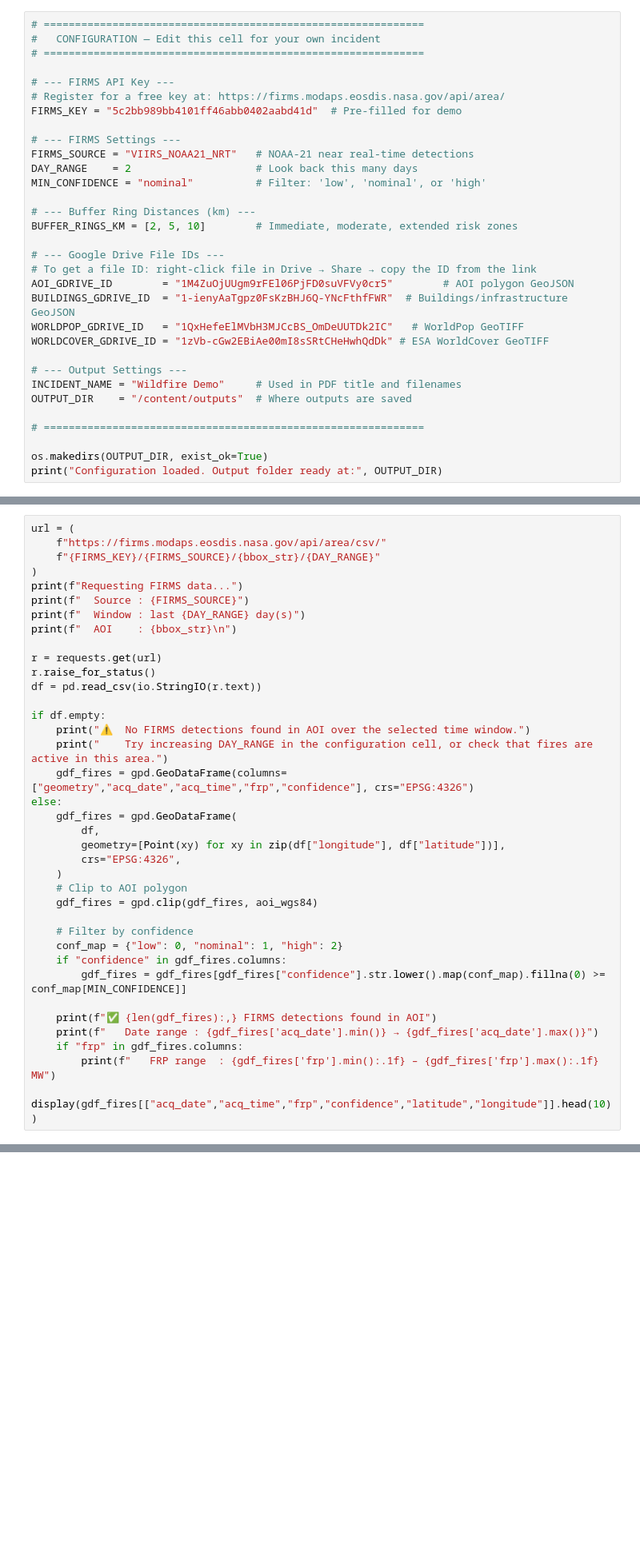
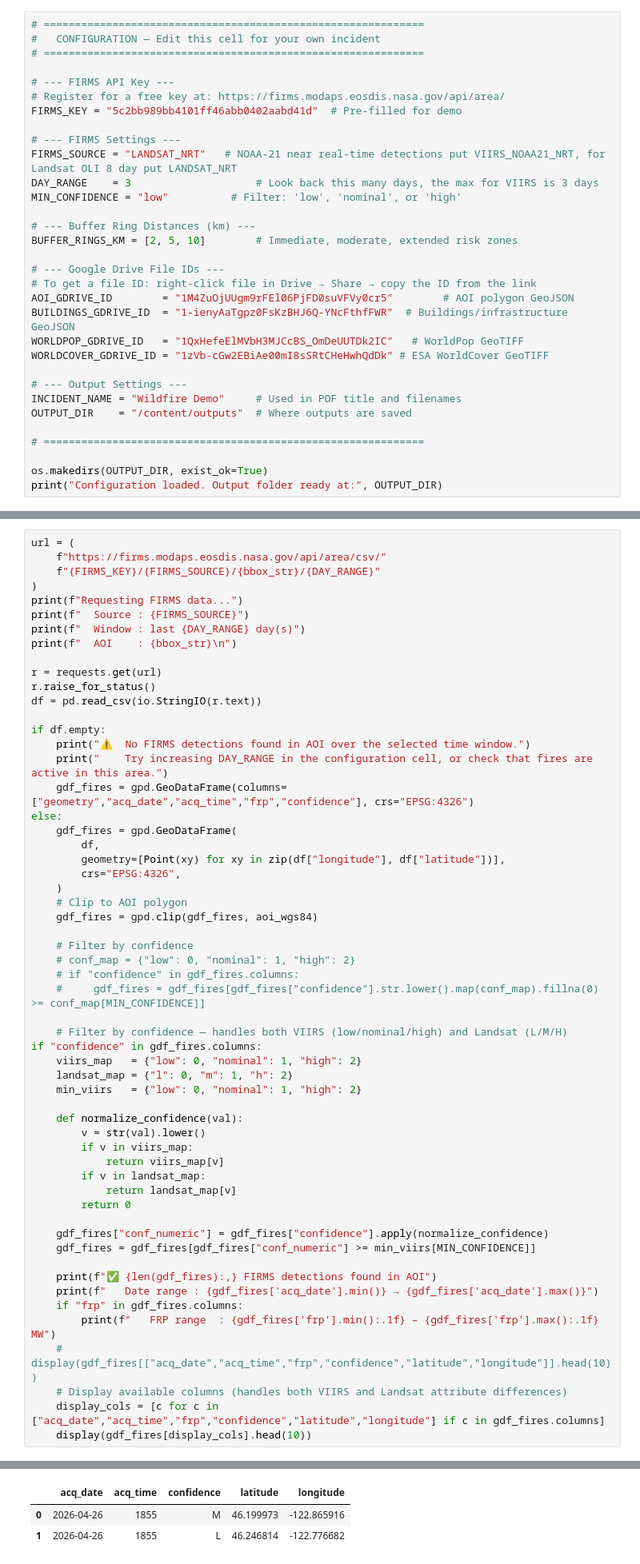
Before and after one commit to seamusgeraty/wildfire-early-warning, a Jupyter notebook: Wildfire_Early_Warning_Module.ipynb, the cells around one changed output, grey strips where cells are left out. Shown at 80% size. Cells and saved outputs as stored; diff of their text form; blank space fills up the shorter version.

```diff
--- a/Wildfire_Early_Warning_Module.ipynb
+++ b/Wildfire_Early_Warning_Module.ipynb
@@ -118,9 +122,9 @@ For this demo, we have pre-prepared three files clipped to the AOI and stored in
 FIRMS_KEY = "5c2bb989bb4101ff46abb0402aabd41d"  # Pre-filled for demo
 
 # --- FIRMS Settings ---
-FIRMS_SOURCE = "VIIRS_NOAA21_NRT"   # NOAA-21 near real-time detections
-DAY_RANGE    = 2                    # Look back this many days
-MIN_CONFIDENCE = "nominal"          # Filter: 'low', 'nominal', or 'high'
+FIRMS_SOURCE = "LANDSAT_NRT"   # NOAA-21 near real-time detections put VIIRS_NOAA21_NRT, for Landsat OLI 8 day put LANDSAT_NRT
+DAY_RANGE    = 3                    # Look back this many days, the max for VIIRS is 3 days
+MIN_CONFIDENCE = "low"          # Filter: 'low', 'nominal', or 'high'
 
 # --- Buffer Ring Distances (km) ---
 BUFFER_RINGS_KM = [2, 5, 10]        # Immediate, moderate, extended risk zones
@@ -254,12 +285,33 @@ else:
     gdf_fires = gpd.clip(gdf_fires, aoi_wgs84)
 
     # Filter by confidence
-    conf_map = {"low": 0, "nominal": 1, "high": 2}
-    if "confidence" in gdf_fires.columns:
-        gdf_fires = gdf_fires[gdf_fires["confidence"].str.lower().map(conf_map).fillna(0) >= conf_map[MIN_CONFIDENCE]]
+    # conf_map = {"low": 0, "nominal": 1, "high": 2}
+    # if "confidence" in gdf_fires.columns:
+    #     gdf_fires = gdf_fires[gdf_fires["confidence"].str.lower().map(conf_map).fillna(0) >= conf_map[MIN_CONFIDENCE]]
+
+    # Filter by confidence — handles both VIIRS (low/nominal/high) and Landsat (L/M/H)
+if "confidence" in gdf_fires.columns:
+    viirs_map   = {"low": 0, "nominal": 1, "high": 2}
+    landsat_map = {"l": 0, "m": 1, "h": 2}
+    min_viirs   = {"low": 0, "nominal": 1, "high": 2}
+
+    def normalize_confidence(val):
+        v = str(val).lower()
+        if v in viirs_map:
+            return viirs_map[v]
+        if v in landsat_map:
+            return landsat_map[v]
+        return 0
+
+    gdf_fires["conf_numeric"] = gdf_fires["confidence"].apply(normalize_confidence)
+    gdf_fires = gdf_fires[gdf_fires["conf_numeric"] >= min_viirs[MIN_CONFIDENCE]]
 
     print(f"✅ {len(gdf_fires):,} FIRMS detections found in AOI")
     print(f"   Date range : {gdf_fires['acq_date'].min()} → {gdf_fires['acq_date'].max()}")
     if "frp" in gdf_fires.columns:
         print(f"   FRP range  : {gdf_fires['frp'].min():.1f} – {gdf_fires['frp'].max():.1f} MW")
-    display(gdf_fires[["acq_date","acq_time","frp","confidence","latitude","longitude"]].head(10))
+    # display(gdf_fires[["acq_date","acq_time","frp","confidence","latitude","longitude"]].head(10))
+    # Display available columns (handles both VIIRS and Landsat attribute differences)
+    display_cols = [c for c in ["acq_date","acq_time","frp","confidence","latitude","longitude"] if c in gdf_fires.columns]
+    display(gdf_fires[display_cols].head(10))
+# %% [output]
@@ -266,3 +325,6 @@ else:
+|  | acq_date | acq_time | confidence | latitude | longitude |
+| 0 | 2026-04-26 | 1855 | M | 46.199973 | -122.865916 |
+| 1 | 2026-04-26 | 1855 | L | 46.246814 | -122.776682 |
 # %% [markdown]
 ---
 ## Step 7: Create Buffer Risk Zones
```
Also changed, not shown: parts of 6 cells of this notebook.
